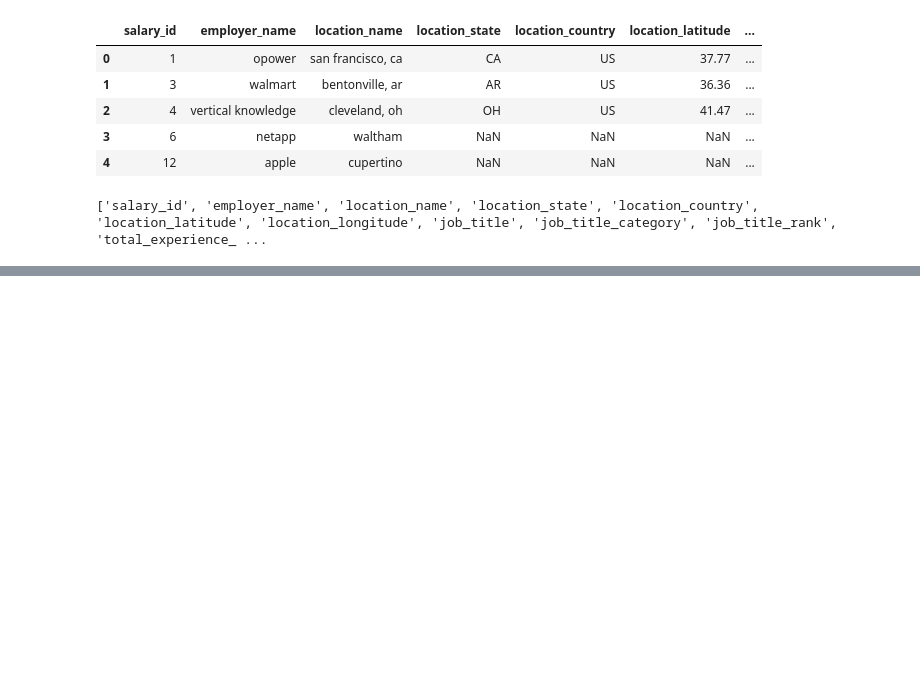
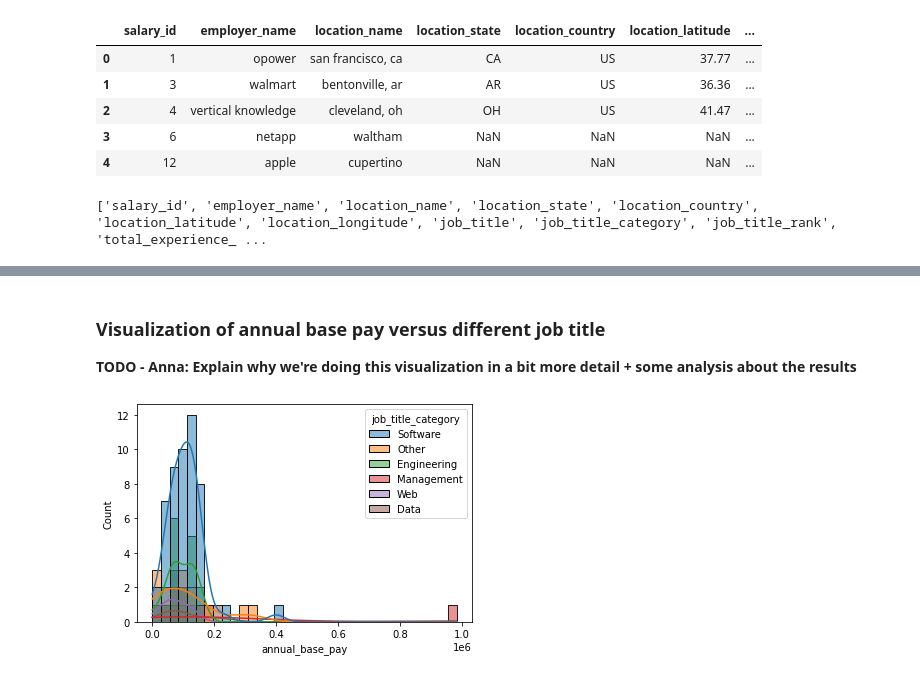
Before and after one commit to KevinSaigon/ECON323-Project, a Jupyter notebook: project.ipynb, the cells around one changed output, grey strips where cells are left out. Cells and saved outputs as stored; diff of their text form; code cells hidden in the pictures; blank space fills up the shorter version.

Commit message:
finish modelling - need to add some more text for commentary and analysis purposes

```diff
--- a/project.ipynb
+++ b/project.ipynb
@@ -21,0 +46,22 @@ print(list(df.columns))
+# %%
+train_df, test_df = train_test_split(
+    df, test_size=0.2, random_state=123
+)
+train_df = train_df.dropna(subset = ["annual_base_pay"])
+test_df = test_df.dropna(subset = ["annual_base_pay"])
+
+X_train = train_df.drop(columns=["salary_id", "location_state", "location_latitude", "location_longitude",
+                                "job_title", "signing_bonus", "annual_bonus",
+                                "stock_value_bonus", "comments", "submitted_at"]) # drop the uncnessary columns as well
+y_train = train_df["annual_base_pay"]
+
+X_test = test_df.drop(columns=["salary_id", "location_state", "location_latitude", "location_longitude",
+                                "job_title", "signing_bonus", "annual_bonus",
+                                "stock_value_bonus", "comments", "submitted_at"]) # drop the uncnessary columns as well
+y_test = test_df["annual_base_pay"]
+
+## since there are not that many NaN in "annual_base_pay" - we'll just drop them
+
+display(X_train.head(10))
+display(y_train.head())
+print(X_train.shape[0], y_train.shape[0])
@@ -21,0 +143,11 @@ print(list(df.columns))
+# %% [markdown]
+### Visualization of annual base pay versus different job title
+
+**TODO - Anna: Explain why we're doing this visualization in a bit more detail + some analysis about the results**
+# %%
+viz_data = train_df.copy()
+fig, ax = plt.subplots()
+sns.histplot(x='annual_base_pay', data=viz_data.head(100), ax=ax, kde=True, hue='job_title_category')
+plt.show()
+# %% [output]
+[figure, added]
```
Also changed, not shown: parts of 44 cells of this notebook.
